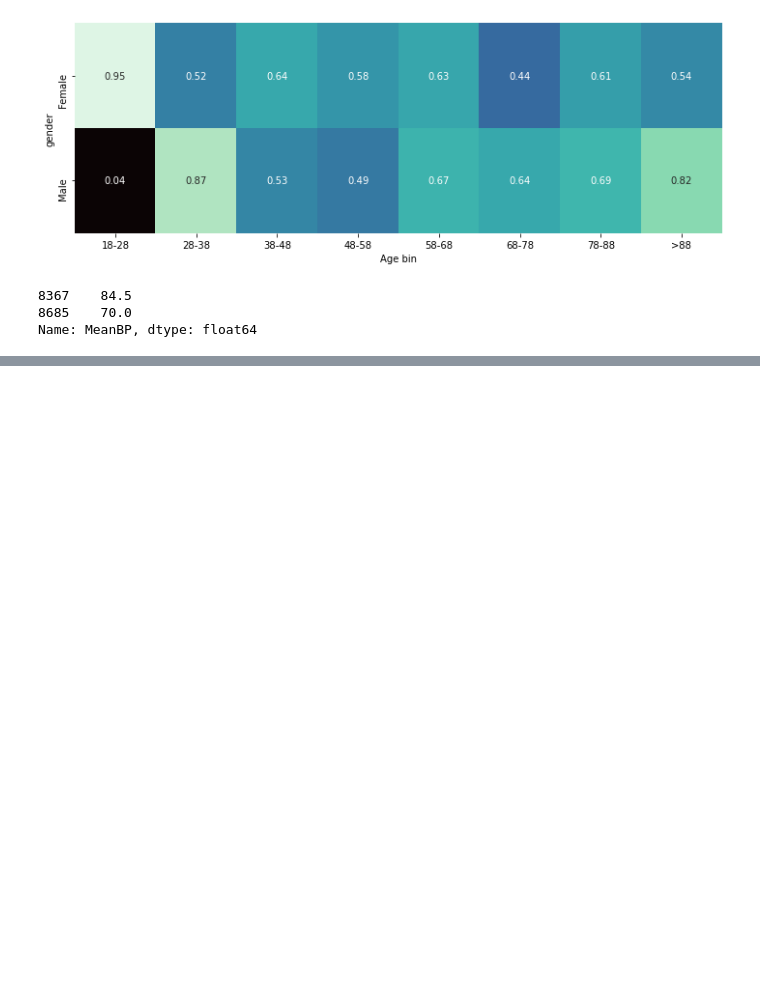
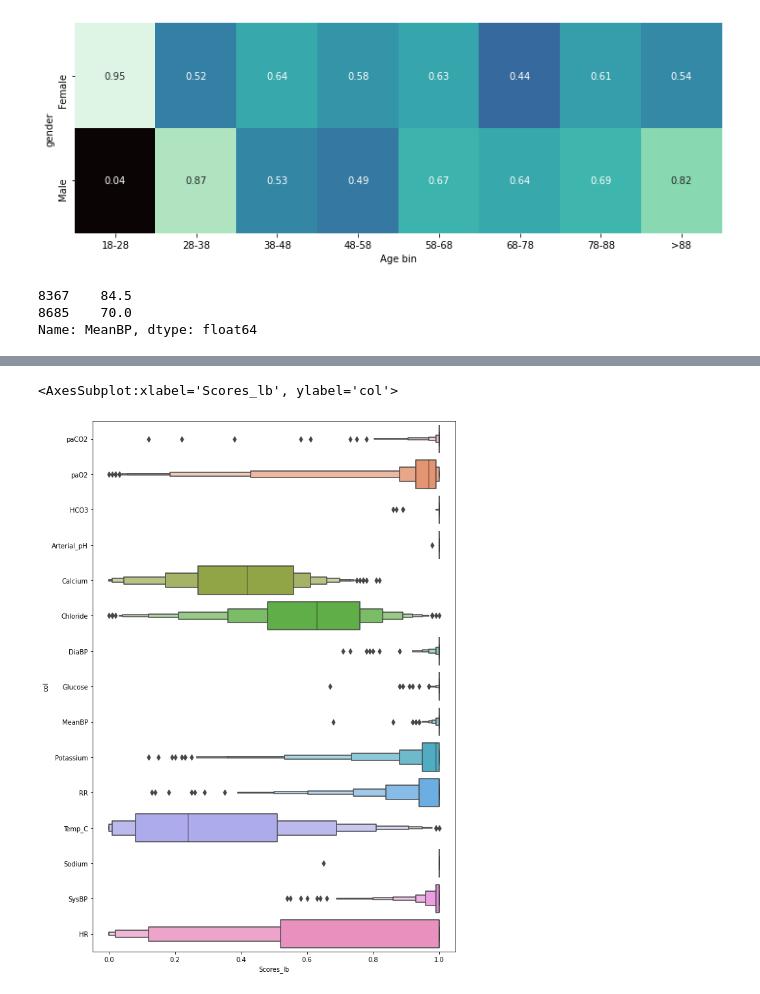
Before and after one commit to faaizT/CausalTwinAssessment, a Jupyter notebook: Manski bounds analysis (updated).ipynb, the cells around one changed output, grey strips where cells are left out. Drawn from its saved outputs; the diff is of its cells as text; code cells hidden in the pictures; blank space fills up the shorter version.

```diff
--- a/Manski bounds analysis (updated).ipynb
+++ b/Manski bounds analysis (updated).ipynb
@@ -799,0 +867,7 @@ Name: MeanBP, dtype: float64
+# %%
+import seaborn as sns
+fig, axs = plt.subplots(1, figsize=(10,15))
+sns.boxenplot(x='Scores_lb',y='col', data=scores, ax=axs)
+# %% [output]
+<AxesSubplot:xlabel='Scores_lb', ylabel='col'>
+[figure, added]
```
Also changed, not shown: parts of 7 cells of this notebook.
